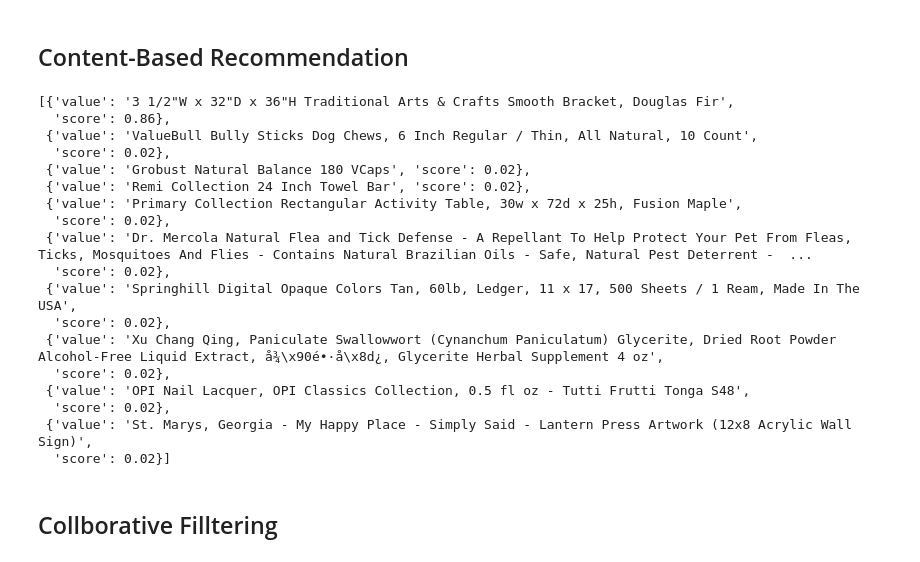
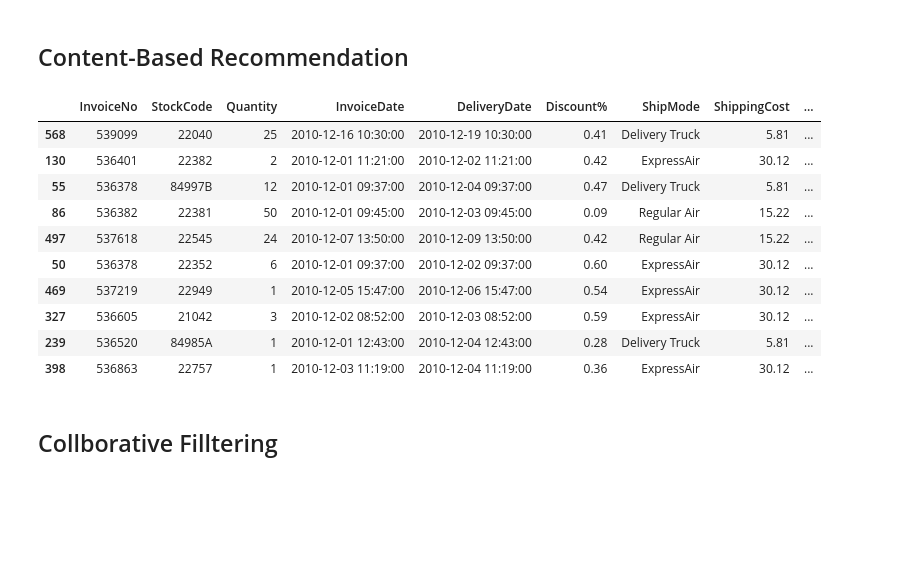
Before and after one commit to PhatNguyen3174/e-commerce_hybrid_recommendation_system, a Jupyter notebook: RS_Hybrid Recommendation System.ipynb, the cells around one changed output. Drawn from its saved outputs; the diff is of its cells as text; code cells hidden in the pictures; blank space fills up the shorter version.

```diff
--- a/RS_Hybrid Recommendation System.ipynb
+++ b/RS_Hybrid Recommendation System.ipynb
@@ -144,26 +150,21 @@ def get_recommendation_tfidf(product_id, df, similarity, n=10):
     return products
 # %%
 # Cosine Similarity
-get_recommendation_tfidf('84029E', unique_df, similarity = "cosine", n=10)
+products =get_recommendation_tfidf(71053, unique_df, similarity = "cosine", n=10)
-# %% [output]
-[{'value': '3 1/2"W x 32"D x 36"H Traditional Arts & Crafts Smooth Bracket, Douglas Fir',
-  'score': 0.86},
- {'value': 'ValueBull Bully Sticks Dog Chews, 6 Inch Regular / Thin, All Natural, 10 Count',
-  'score': 0.02},
- {'value': 'Grobust Natural Balance 180 VCaps', 'score': 0.02},
- {'value': 'Remi Collection 24 Inch Towel Bar', 'score': 0.02},
- {'value': 'Primary Collection Rectangular Activity Table, 30w x 72d x 25h, Fusion Maple',
-  'score': 0.02},
- {'value': 'Dr. Mercola Natural Flea and Tick Defense - A Repellant To Help Protect Your Pet From Fleas, Ticks, Mosquitoes And Flies - Contains Natural Brazilian Oils - Safe, Natural Pest Deterrent -  ...
-  'score': 0.02},
- {'value': 'Springhill Digital Opaque Colors Tan, 60lb, Ledger, 11 x 17, 500 Sheets / 1 Ream, Made In The USA',
-  'score': 0.02},
- {'value': 'Xu Chang Qing, Paniculate Swallowwort (Cynanchum Paniculatum) Glycerite, Dried Root Powder Alcohol-Free Liquid Extract, å¾\x90é•·å\x8d¿, Glycerite Herbal Supplement 4 oz',
-  'score': 0.02},
- {'value': 'OPI Nail Lacquer, OPI Classics Collection, 0.5 fl oz - Tutti Frutti Tonga S48',
-  'score': 0.02},
- {'value': 'St. Marys, Georgia - My Happy Place - Simply Said - Lantern Press Artwork (12x8 Acrylic Wall Sign)',
-  'score': 0.02}]
+# %%
+products
+# %% [output]
+|  | InvoiceNo | StockCode | Quantity | InvoiceDate | DeliveryDate | Discount% | ShipMode | ShippingCost | ... |
+| 568 | 539099 | 22040 | 25 | 2010-12-16 10:30:00 | 2010-12-19 10:30:00 | 0.41 | Delivery Truck | 5.81 | ... |
+| 130 | 536401 | 22382 | 2 | 2010-12-01 11:21:00 | 2010-12-02 11:21:00 | 0.42 | ExpressAir | 30.12 | ... |
+| 55 | 536378 | 84997B | 12 | 2010-12-01 09:37:00 | 2010-12-04 09:37:00 | 0.47 | Delivery Truck | 5.81 | ... |
+| 86 | 536382 | 22381 | 50 | 2010-12-01 09:45:00 | 2010-12-03 09:45:00 | 0.09 | Regular Air | 15.22 | ... |
+| 497 | 537618 | 22545 | 24 | 2010-12-07 13:50:00 | 2010-12-09 13:50:00 | 0.42 | Regular Air | 15.22 | ... |
+| 50 | 536378 | 22352 | 6 | 2010-12-01 09:37:00 | 2010-12-02 09:37:00 | 0.60 | ExpressAir | 30.12 | ... |
+| 469 | 537219 | 22949 | 1 | 2010-12-05 15:47:00 | 2010-12-06 15:47:00 | 0.54 | ExpressAir | 30.12 | ... |
+| 327 | 536605 | 21042 | 3 | 2010-12-02 08:52:00 | 2010-12-03 08:52:00 | 0.59 | ExpressAir | 30.12 | ... |
+| 239 | 536520 | 84985A | 1 | 2010-12-01 12:43:00 | 2010-12-04 12:43:00 | 0.28 | Delivery Truck | 5.81 | ... |
+| 398 | 536863 | 22757 | 1 | 2010-12-03 11:19:00 | 2010-12-04 11:19:00 | 0.36 | ExpressAir | 30.12 | ... |
 # %% [markdown]
 ## Collborative Filltering
 # %% [markdown]
```
Also changed, not shown: parts of 12 cells of this notebook.
